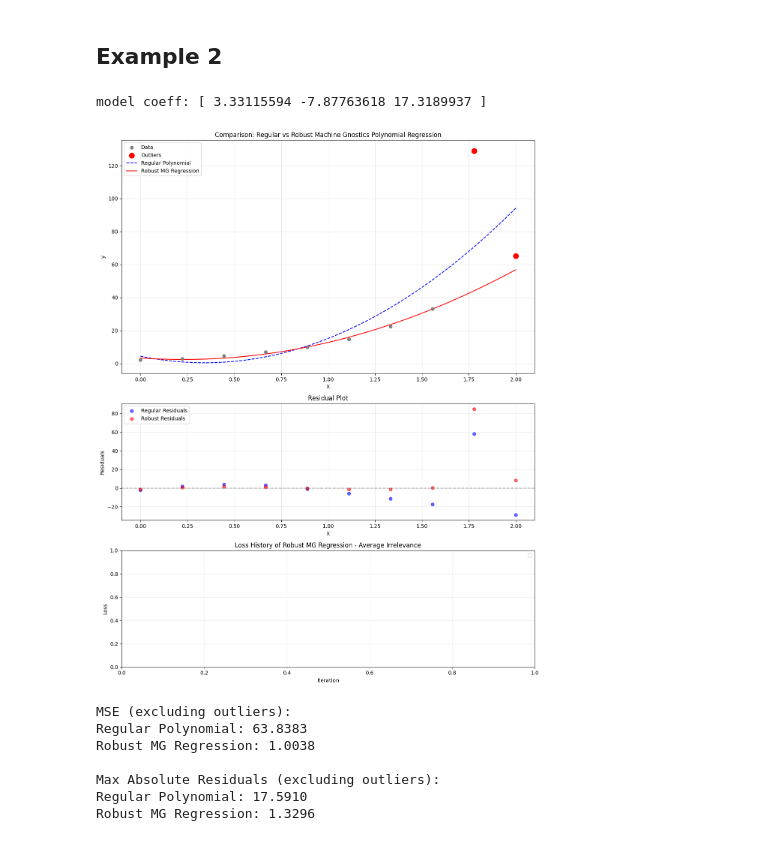
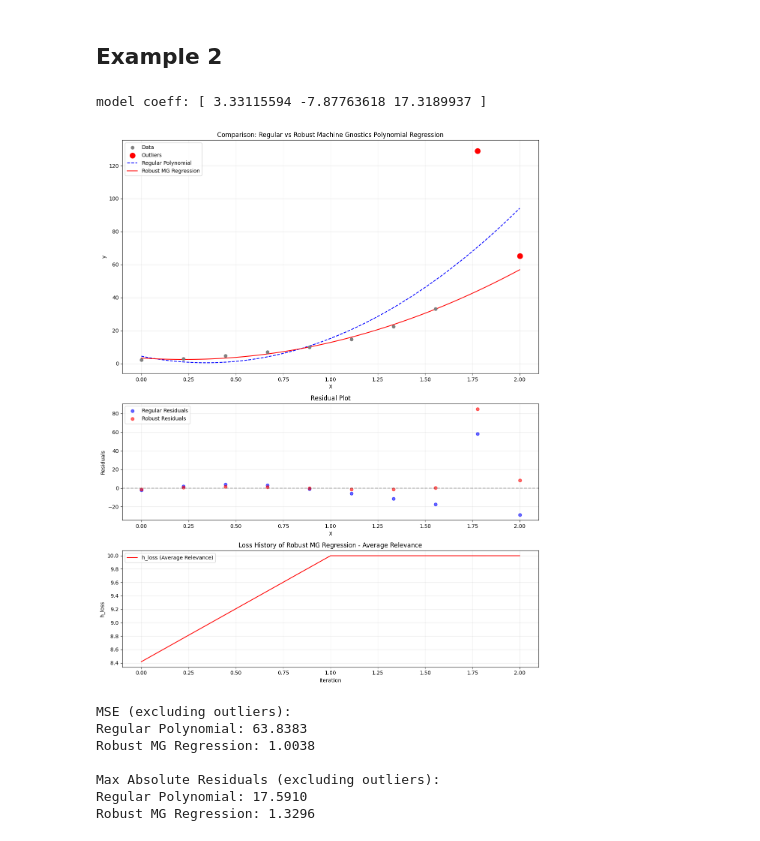
Before and after one commit to MachineGnostics/machinegnostics.io, a Jupyter notebook: examples/example_1_1_small_data_linreg.ipynb, the cells around one changed output. Drawn from its saved outputs; the diff is of its cells as text; code cells hidden in the pictures.

```diff
--- a/examples/example_1_1_small_data_linreg.ipynb
+++ b/examples/example_1_1_small_data_linreg.ipynb
@@ -194,39 +194,45 @@ ax2.scatter(X, residuals_robust, color='red', label='Robust Residuals', alpha=0.
 ax2.axhline(y=0, color='k', linestyle='--', alpha=0.3)
 ax2.set_xlabel('X')
 ax2.set_ylabel('Residuals')
 ax2.set_title('Residual Plot')
 ax2.legend()
 ax2.grid(True, alpha=0.3)
 
-# plot history of loss
-# ax3.plot(mg_model._history, color='red', label='Loss History - MG Regression')
+# history
+
+# Plot history of h_loss (average irrelevance) if available
+h_loss_history = [
+    entry['h_loss'] for entry in mg_model._history
+    if entry.get('h_loss') is not None
+]
+
+ax3.plot(h_loss_history, color='red', label='h_loss (Average Relevance)')
 ax3.set_xlabel('Iteration')
-ax3.set_ylabel('Loss')
-ax3.set_title('Loss History of Robust MG Regression - Average Irrelevance')
-
+ax3.set_ylabel('h_loss')
+ax3.set_title('Loss History of Robust MG Regression - Average Relevance')
 ax3.legend()
 ax3.grid(True, alpha=0.3)
 
 # Adjust layout
 plt.tight_layout()
 plt.show()
 
 # Print mean squared error for both methods (excluding outliers)
 mse_regular = np.mean((y_pred_regular[:-2] - y[:-2])**2)
 mse_robust = np.mean((y_pred_robust[:-2] - y[:-2])**2)
 print(f"MSE (excluding outliers):")
 print(f"Regular Polynomial: {mse_regular:.4f}")
 print(f"Robust MG Regression: {mse_robust:.4f}")
 
 # Print max absolute residuals (excluding outliers)
 max_resid_regular = np.max(np.abs(residuals_regular[:-2]))
 max_resid_robust = np.max(np.abs(residuals_robust[:-2]))
 print(f"\nMax Absolute Residuals (excluding outliers):")
 print(f"Regular Polynomial: {max_resid_regular:.4f}")
 print(f"Robust MG Regression: {max_resid_robust:.4f}")
 # %% [output]
 model coeff: [ 3.33115594 -7.87763618 17.3189937 ]
-[figure, old version]
+[figure, new version]
 MSE (excluding outliers):
 Regular Polynomial: 63.8383
 Robust MG Regression: 1.0038
```
Also changed, not shown: parts of 1 cell of this notebook, 11 other files.
